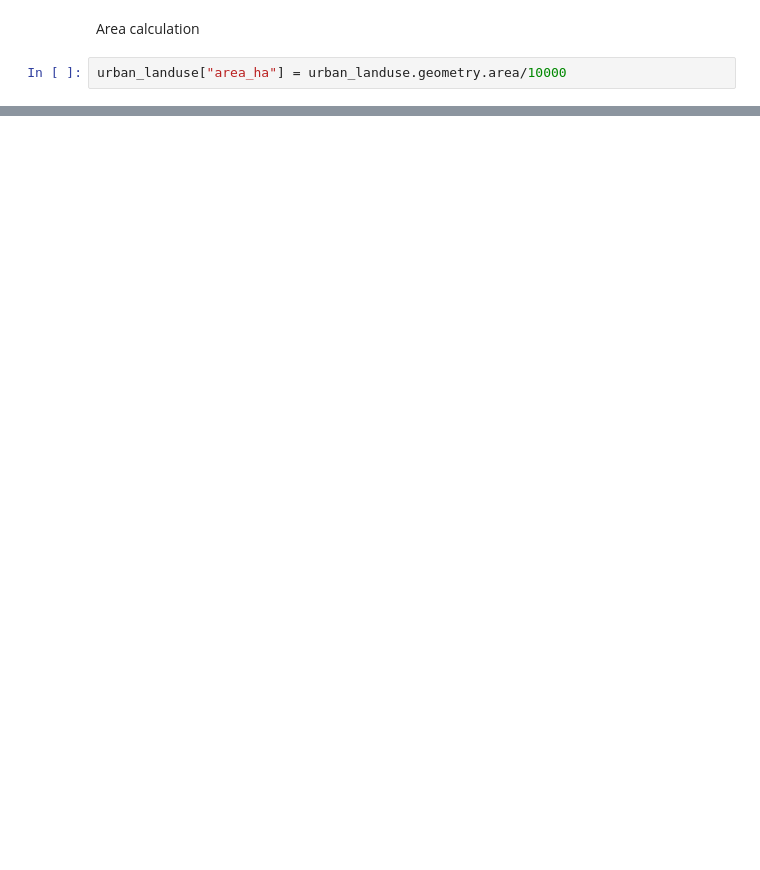
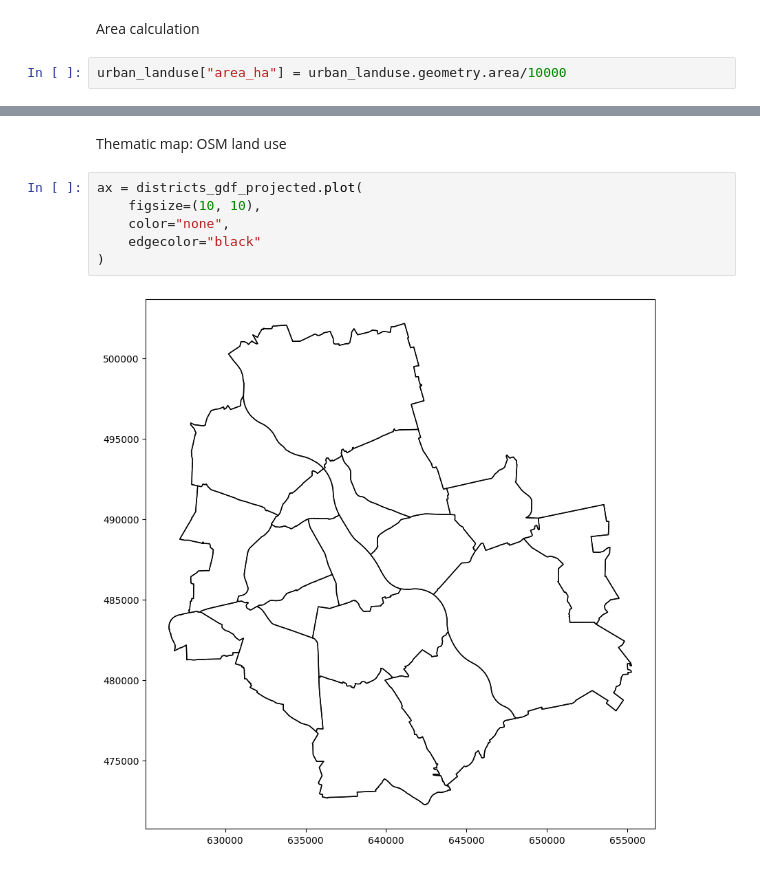
Before and after one commit to piaseckazaneta/Python, a Jupyter notebook: Python_Day1.ipynb, the cells around one changed output, grey strips where cells are left out. Saved outputs shown, nothing was run; the diff lists cells and outputs as text; blank space fills up the shorter version.

Commit message:
Day 10: Plotting map and spatial join between OSM land use and Warsaw districts (part I)

```diff
--- a/Python_Day1.ipynb
+++ b/Python_Day1.ipynb
@@ -883,0 +949,10 @@ relation 5126911           retail      NaN
+# %% [markdown]
+Thematic map: OSM land use
+# %%
+ax = districts_gdf_projected.plot(
+    figsize=(10, 10),
+    color="none",
+    edgecolor="black"
+)
+# %% [output]
+[figure, added]
```
Also changed, not shown: parts of 21 cells of this notebook.
